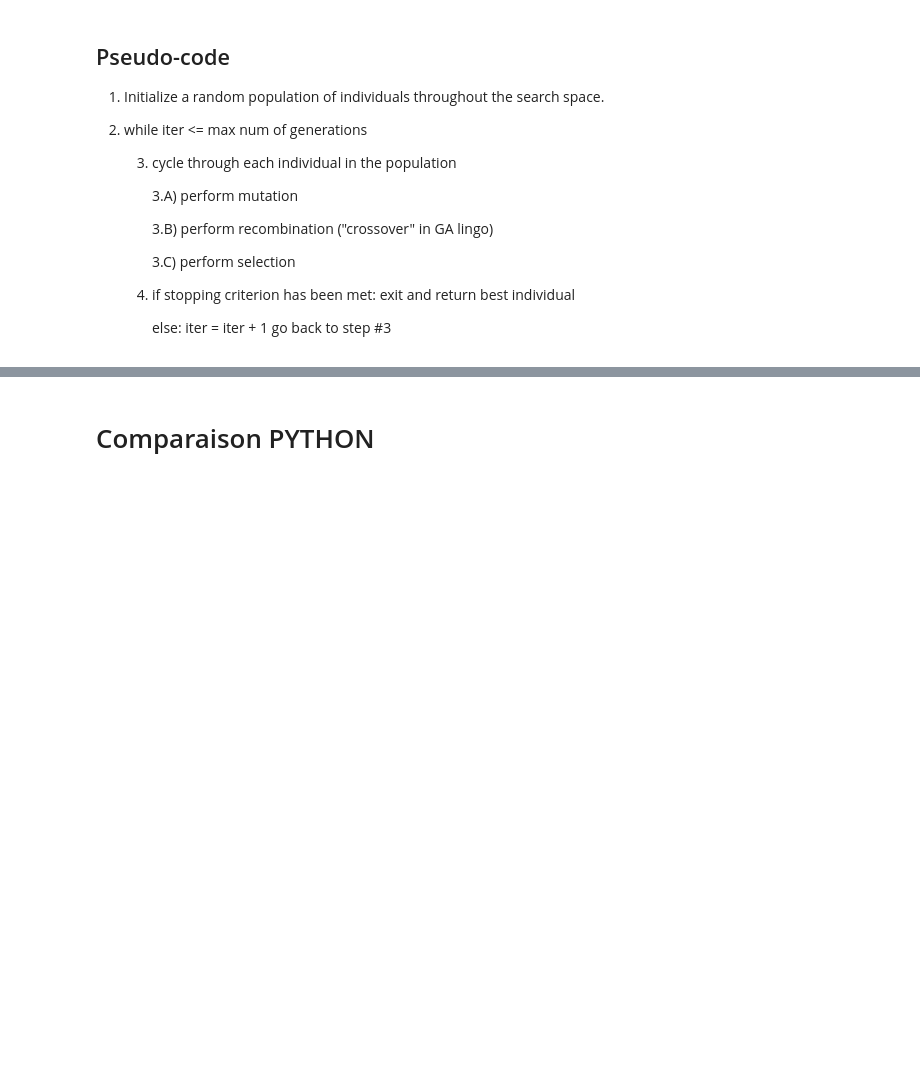
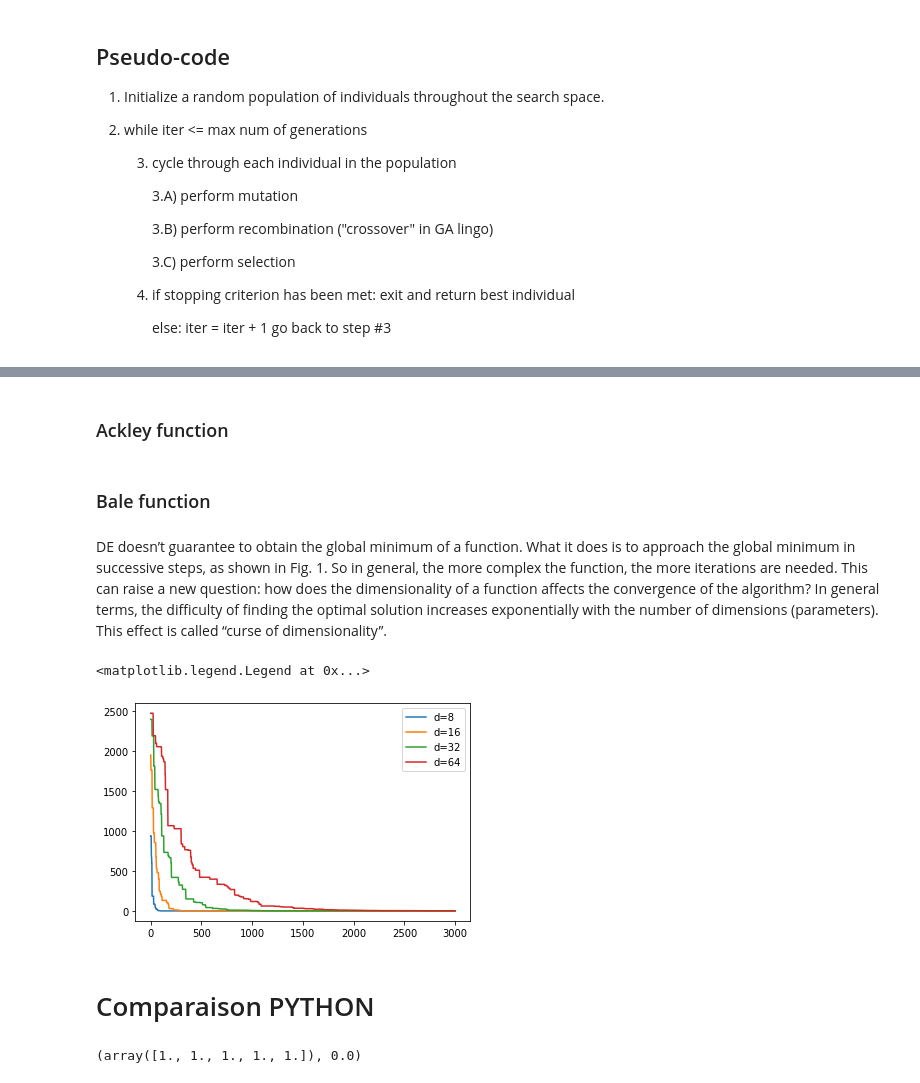
Before and after one commit to griezu/Differential_Evolution, a Jupyter notebook: Differential_Evolution.ipynb, the cells around one changed output, grey strips where cells are left out. Cells and saved outputs as stored; diff of their text form; code cells hidden in the pictures; blank space fills up the shorter version.

```diff
--- a/Differential_Evolution.ipynb
+++ b/Differential_Evolution.ipynb
@@ -97,6 +150,6 @@ def de(fobj, bounds, mut=0.8, crossp=0.7, popsize=20, its=1000):
 # %%
-fobj = lambda x: sum(x**2)/len(x)
+# fobj = lambda x: sum(x**2)/len(x)
 
-it = list(de(lambda x: x**2, bounds=[(-100, 100)]))
+it = list(de(fobj, bounds=[(-100, 100)]))
 print(it[-1])
 # %% [output]
@@ -109,6 +173,23 @@ print(result[-1])
+# %% [markdown]
+### <a id="af"></a>Ackley function
+# %% [markdown]
+### <a id="bf"></a> Bale function
+# %% [markdown]
+DE doesn’t guarantee to obtain the global minimum of a function. What it does is to approach the global minimum in successive steps, as shown in Fig. 1. So in general, the more complex the function, the more iterations are needed. This can raise a new question: how does the dimensionality of a function affects the convergence of the algorithm? In general terms, the difficulty of finding the optimal solution increases exponentially with the number of dimensions (parameters). This effect is called “curse of dimensionality”.
+# %%
+for d in [8, 16, 32, 64]:
+    it = list(de(lambda x: sum(x**2)/d, [(-100, 100)] * d, its=3000))
+    x, f = zip(*it)
+    plt.plot(f, label='d={}'.format(d))
+plt.legend()
+# %% [output]
+<matplotlib.legend.Legend at 0x...>
+[figure, added]
 # %% [markdown]
 # <a id="comp"></a> Comparaison PYTHON
 # %%
-from scipy.optimize import rosen, differential_evolution
-
 bounds = [(0,2), (0, 2), (0, 2), (0, 2), (0, 2)]
+result = differential_evolution(rosen, bounds)
+result.x, result.fun
+# %% [output]
+(array([1., 1., 1., 1., 1.]), 0.0)
```
Also changed, not shown: parts of 31 cells of this notebook.
